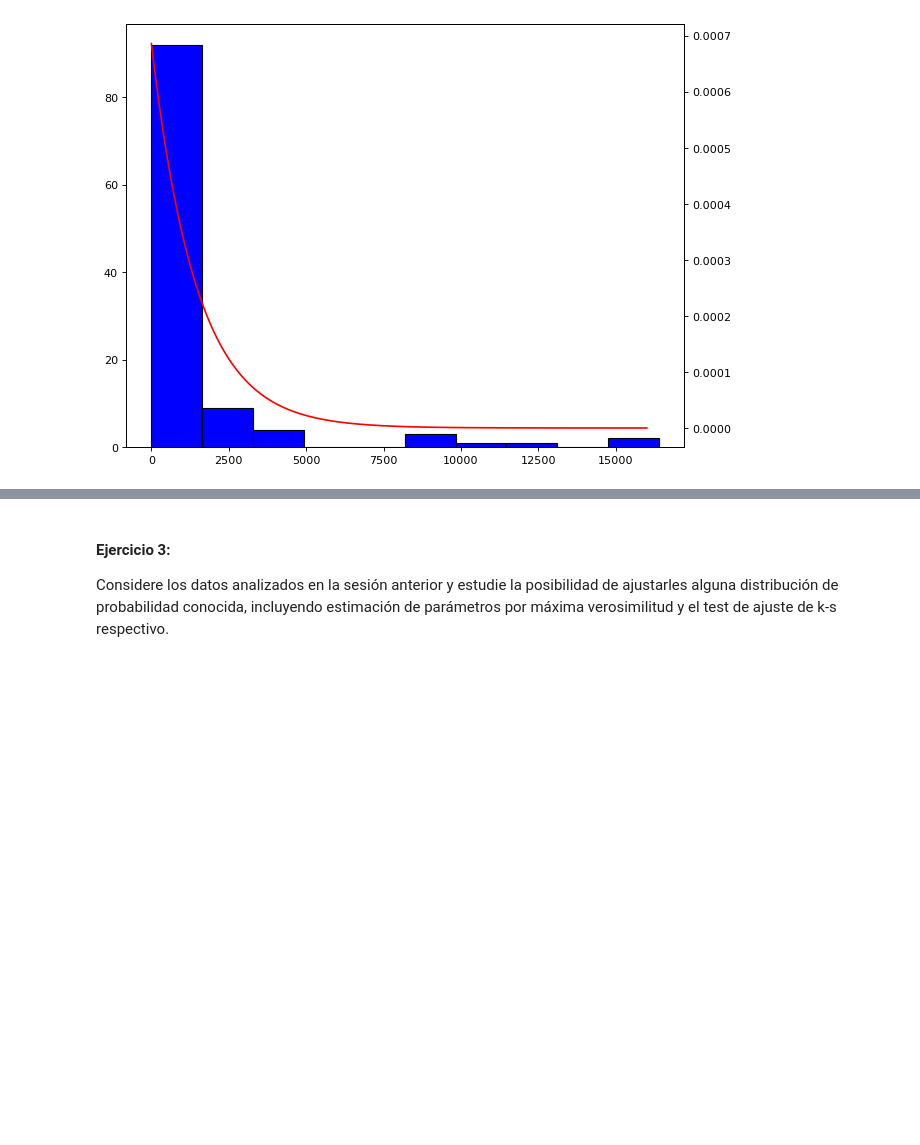
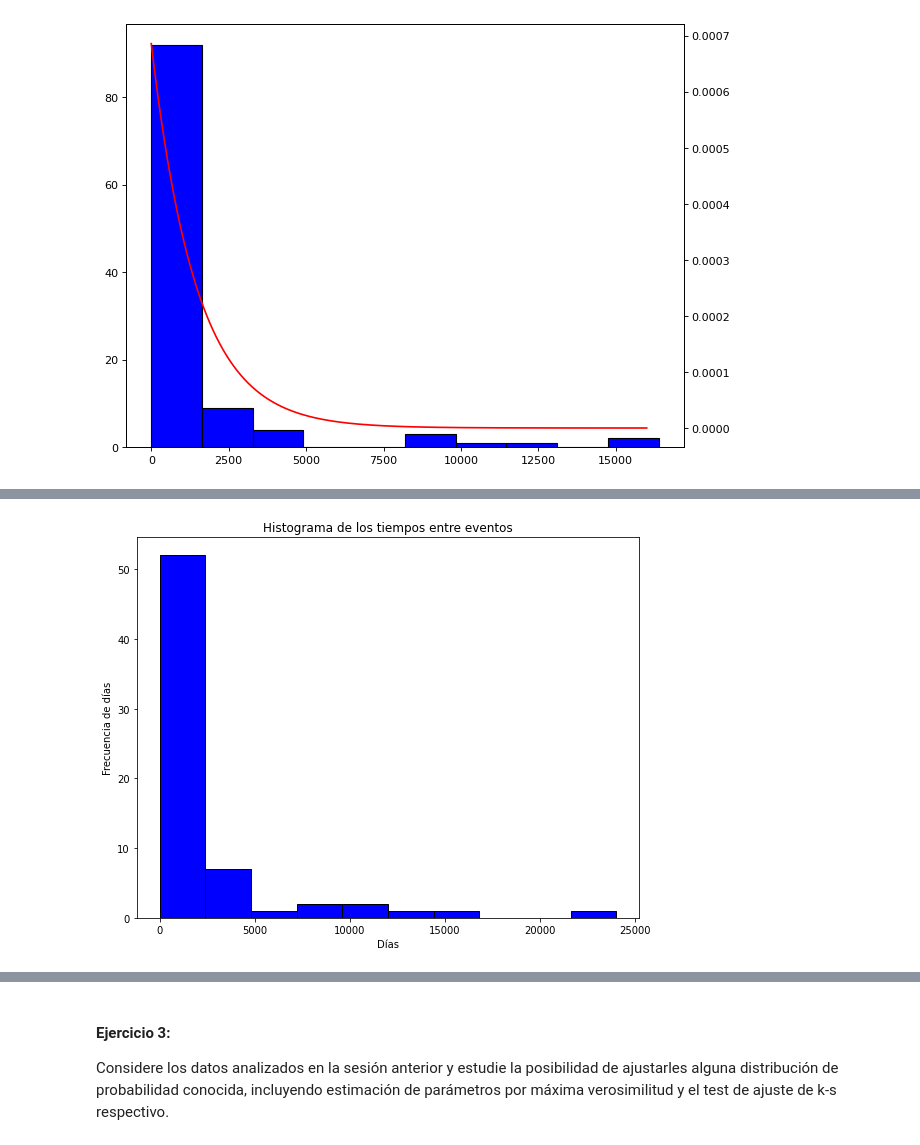
Before and after one commit to imnotUrban/Repo-Simulacion, a Jupyter notebook: Laboratorio_3/Laboratorio3.ipynb, the cells around one changed output, grey strips where cells are left out. Cells and saved outputs as stored; diff of their text form; code cells hidden in the pictures; blank space fills up the shorter version.

```diff
--- a/Laboratorio_3/Laboratorio3.ipynb
+++ b/Laboratorio_3/Laboratorio3.ipynb
@@ -440,0 +466,13 @@ KstestResult(statistic=0.27647243107769426, pvalue=0.00023700830725080716)
+# %%
+# #Ordenamos desde latitud = -30 hasta -34, y longitud desde -70 a -73
+
+datos4 = datos3
+for i in range(114):
+    lat = datos3['Latitud'][i]
+    long = datos4['Longitud'][i]
+    if(lat>=-30 or lat<=-36):
+        if(long>=-70 or long<=-73):
+            datos4 = datos4.drop(i,axis=0)
+
+print(len(datos4))
+datos4
@@ -440,0 +494,24 @@ KstestResult(statistic=0.27647243107769426, pvalue=0.00023700830725080716)
+# %%
+datos4.reset_index(inplace=True)
+vec1 = datos4['Fecha_local']
+dtpo2 = []
+ind = list(range(67))
+
+for i in ind:
+    fecha1 = datetime.strptime(vec1[i], '%d-%m-%Y')
+    fecha2 = datetime.strptime(vec1[i+1], '%d-%m-%Y')
+    num = fecha2-fecha1
+    num = num/timedelta(days=1)
+    dtpo2.append(num)
+# %%
+figsize(9, 7)
+
+# Hacer histograma usando matplotlib, los bins deben ser enteros
+
+plt.hist(dtpo2, color = 'blue', edgecolor = 'black')
+
+# Agrega texto
+plt.title('Histograma de los tiempos entre eventos')
+plt.xlabel('Días'); plt.ylabel('Frecuencia de días');
+# %% [output]
+[figure, added]
```
Also changed, not shown: parts of 18 cells of this notebook.
